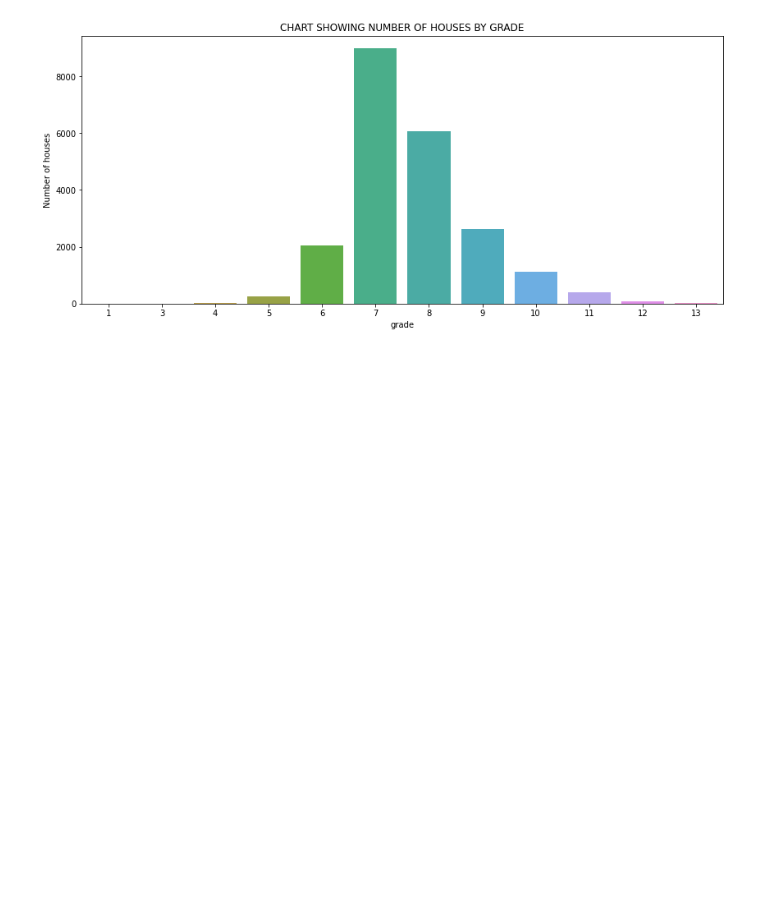
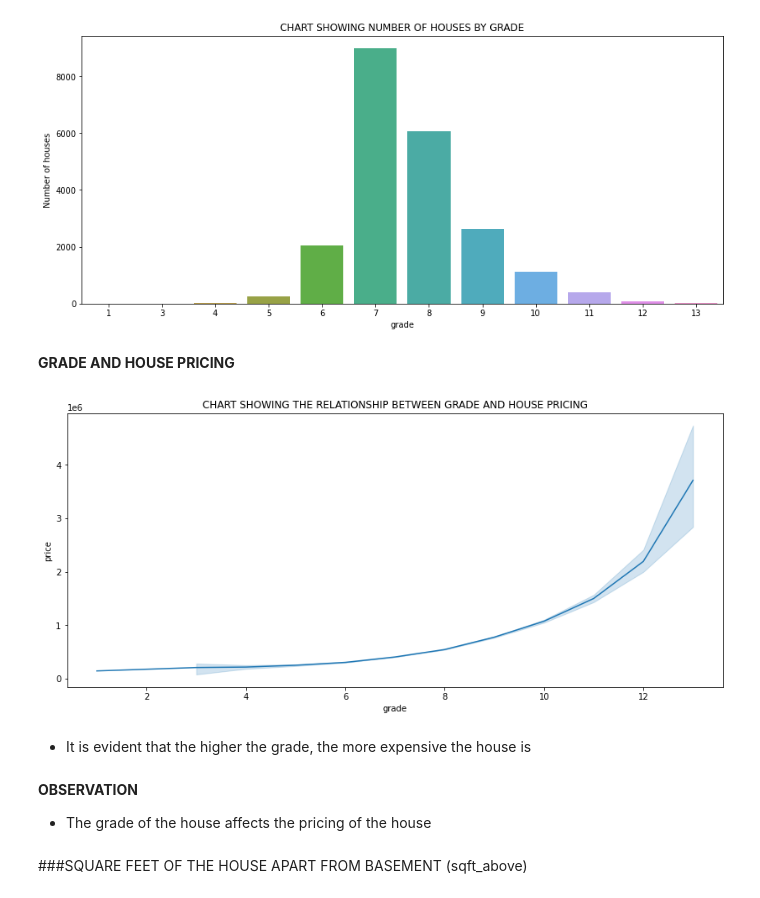
Before and after one commit to MikeDeecode/KC-properties-price-analysis, a Jupyter notebook: kc_properties_analysis.ipynb, the cells around one changed output. Saved outputs shown, nothing was run; the diff lists cells and outputs as text; code cells hidden in the pictures; blank space fills up the shorter version.

```diff
--- a/kc_properties_analysis.ipynb
+++ b/kc_properties_analysis.ipynb
@@ -459,3 +459,20 @@ plt.ylabel("Number of houses")
 plt.show()
 # %% [output]
 [figure]
+# %% [markdown]
+**GRADE AND HOUSE PRICING**
+# %%
+plt.figure(figsize = (14, 6))
+sns.lineplot('grade', 'price', data = kc_properties)
+plt.title("CHART SHOWING THE RELATIONSHIP BETWEEN GRADE AND HOUSE PRICING")
+plt.show()
+# %% [output]
+[figure, added]
+# %% [markdown]
+* It is evident that the higher the grade, the more expensive the house is
+# %% [markdown]
+**OBSERVATION**
+
+* The grade of the house affects the pricing of the house
+# %% [markdown]
+###SQUARE FEET OF THE HOUSE APART FROM BASEMENT (sqft_above)
```
Also changed, not shown: parts of 9 cells of this notebook.
